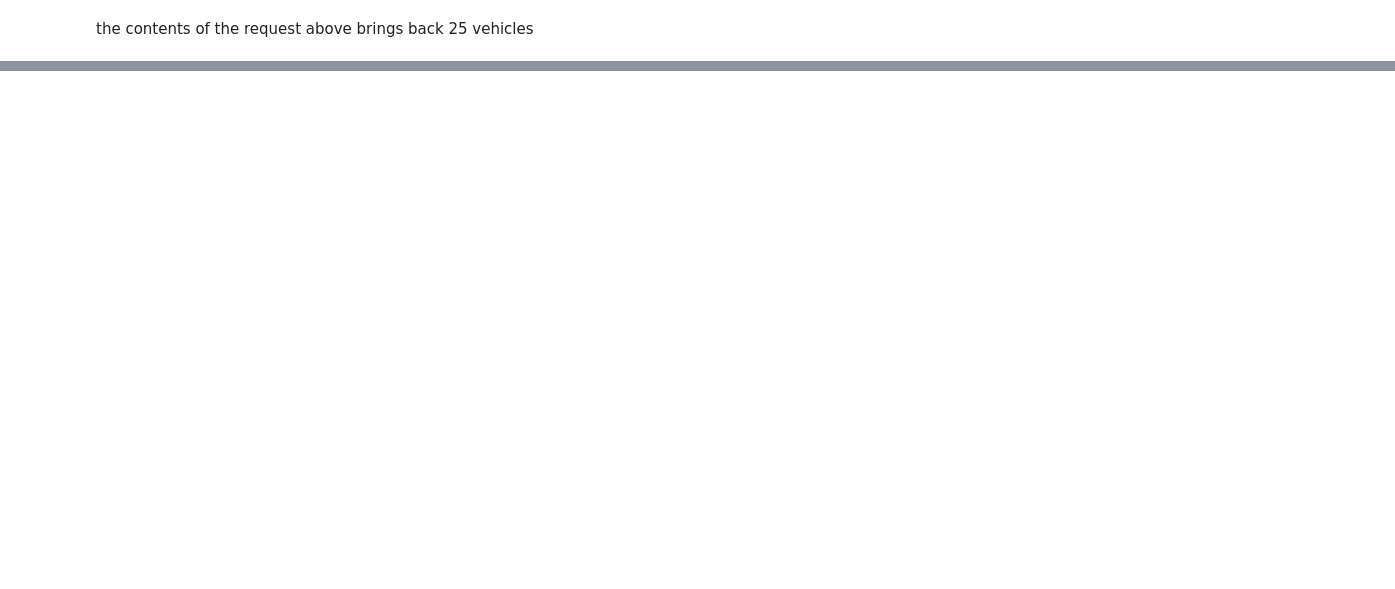
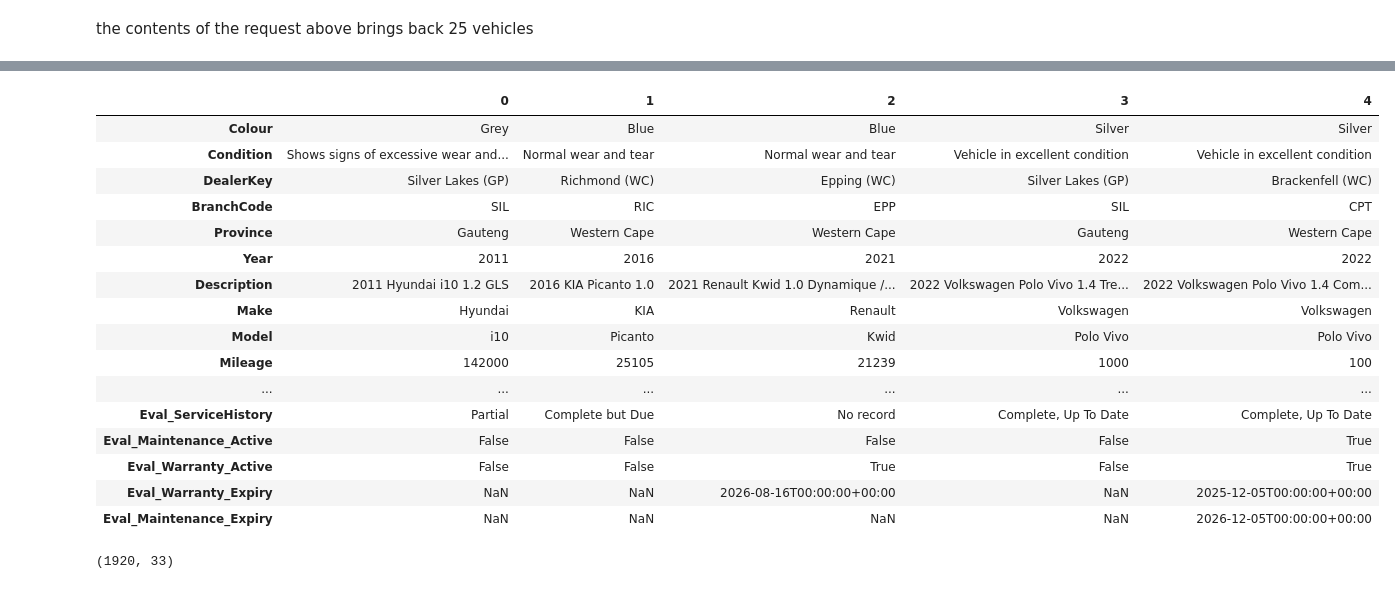
Before and after one commit to KoketsoMangwale/We-Buy-Cars, a Jupyter notebook: buyCars.ipynb, the cells around one changed output, grey strips where cells are left out. Drawn from its saved outputs; the diff is of its cells as text; code cells hidden in the pictures; blank space fills up the shorter version.

```diff
--- a/buyCars.ipynb
+++ b/buyCars.ipynb
@@ -103,0 +294,36 @@ the contents of the request above brings back 25 vehicles
+# %%
+#make copy of original datset
+car_trader_df = car_trader.copy()
+# %%
+#filter relevant columns
+car_trader_df = car_trader_df.filter(['Colour', 'Condition','DealerKey','BranchCode','Province','Year','Description','Make',
+                              'Model','Mileage','OnlineDescription','Variant','Price','PreviousPrice','AxleConfiguration',
+                              'NoOfDoors','Seats','Gearbox','NoGears','Cooling','FuelType','FuelConsumption','CO2',
+                              'FinanceGrade','PricingGrade','LatestDekraInspectionCreatedOn',
+                              'HasAnyRoadworthyRelevantIssues','RoadworthyRelevantIssues','Eval_ServiceHistory',
+                              'Eval_Maintenance_Active','Eval_Warranty_Active',
+                              'Eval_Warranty_Expiry','Eval_Maintenance_Expiry'])
+car_trader_df.head().transpose()
+# %% [output]
+|  | 0 | 1 | 2 | 3 | 4 |
+| Colour | Grey | Blue | Blue | Silver | Silver |
+| Condition | Shows signs of excessive wear and... | Normal wear and tear | Normal wear and tear | Vehicle in excellent condition | Vehicle in excellent condition |
+| DealerKey | Silver Lakes (GP) | Richmond (WC) | Epping (WC) | Silver Lakes (GP) | Brackenfell (WC) |
+| BranchCode | SIL | RIC | EPP | SIL | CPT |
+| Province | Gauteng | Western Cape | Western Cape | Gauteng | Western Cape |
+| Year | 2011 | 2016 | 2021 | 2022 | 2022 |
+| Description | 2011 Hyundai i10 1.2 GLS | 2016 KIA Picanto 1.0 | 2021 Renault Kwid 1.0 Dynamique /... | 2022 Volkswagen Polo Vivo 1.4 Tre... | 2022 Volkswagen Polo Vivo 1.4 Com... |
+| Make | Hyundai | KIA | Renault | Volkswagen | Volkswagen |
+| Model | i10 | Picanto | Kwid | Polo Vivo | Polo Vivo |
+| Mileage | 142000 | 25105 | 21239 | 1000 | 100 |
+| ... | ... | ... | ... | ... | ... |
+| Eval_ServiceHistory | Partial | Complete but Due | No record | Complete, Up To Date | Complete, Up To Date |
+| Eval_Maintenance_Active | False | False | False | False | True |
+| Eval_Warranty_Active | False | False | True | False | True |
+| Eval_Warranty_Expiry | NaN | NaN | 2026-08-16T00:00:00+00:00 | NaN | 2025-12-05T00:00:00+00:00 |
+| Eval_Maintenance_Expiry | NaN | NaN | NaN | NaN | 2026-12-05T00:00:00+00:00 |
+# %%
+#new dataframe with reduced number of columns
+car_trader_df.shape
+# %% [output]
+(1920, 33)
```
Also changed, not shown: parts of 41 cells of this notebook.
